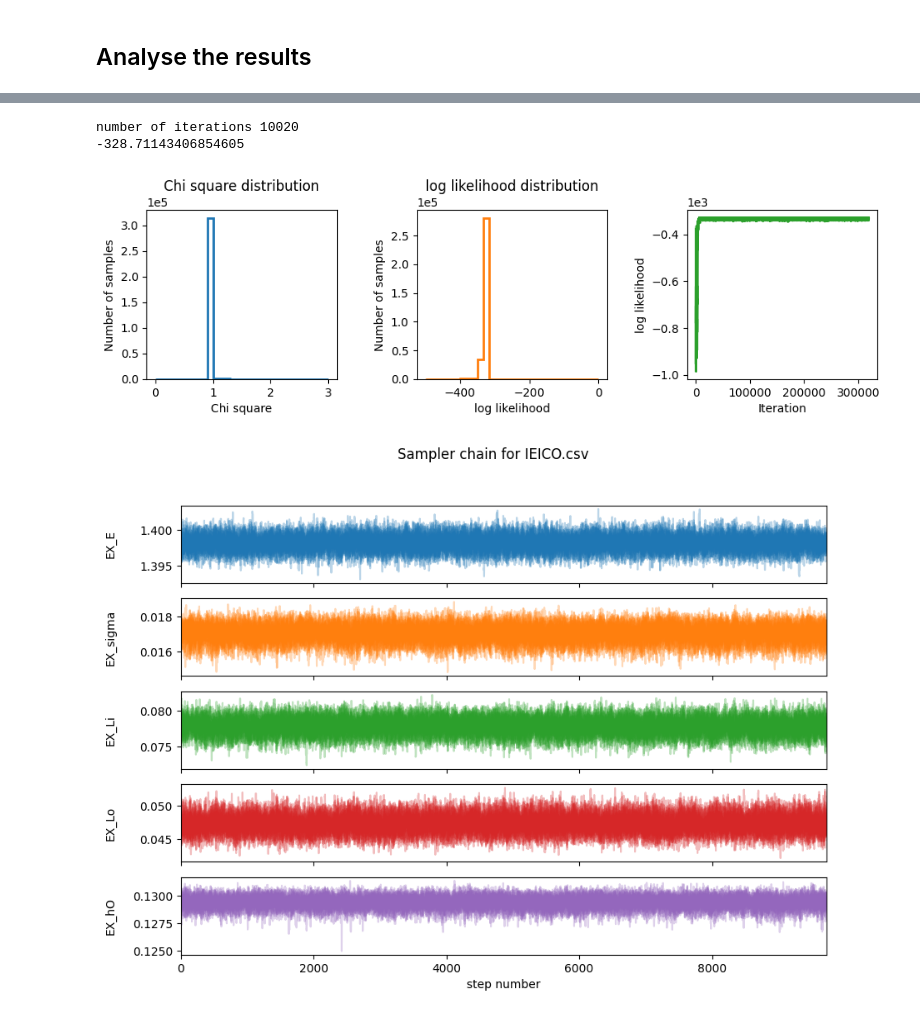
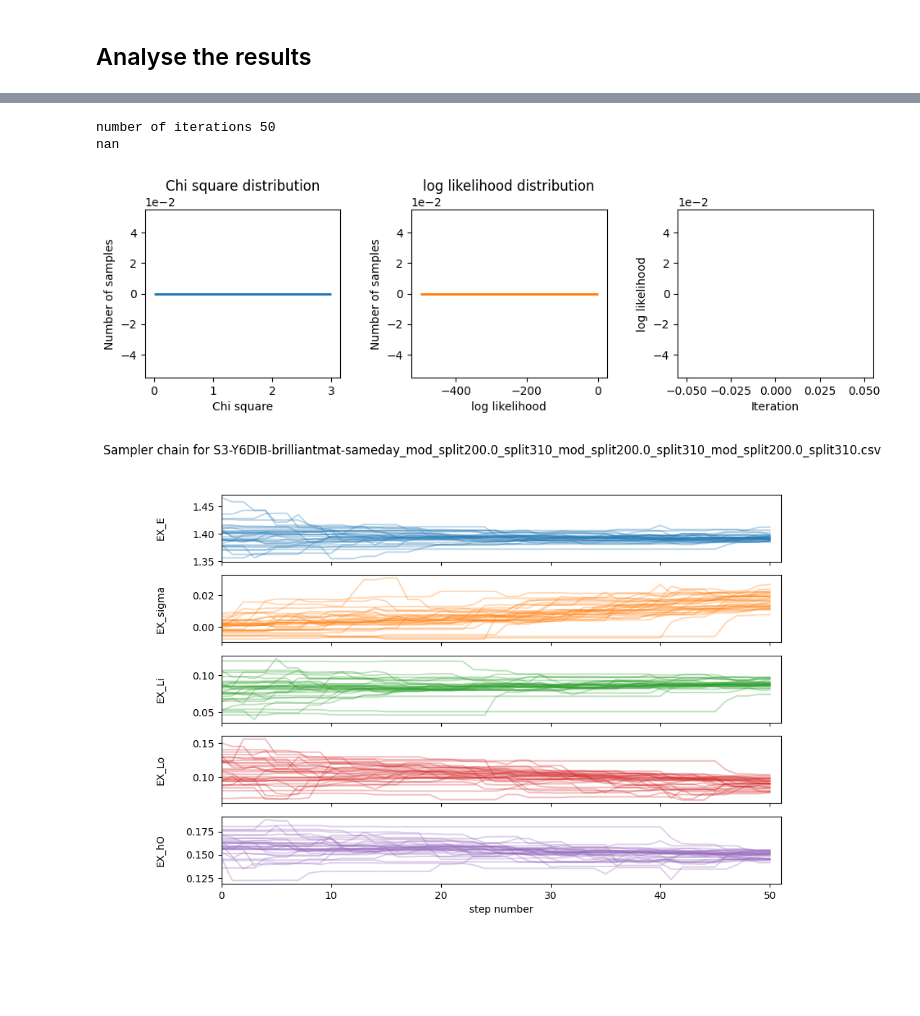
Before and after one commit to mohammedazzouzi15/pl_temp_fit, a Jupyter notebook: notebook/2_analyse_sampling_output_PL.ipynb, the cells around one changed output, grey strips where cells are left out. Cells and saved outputs as stored; diff of their text form; code cells hidden in the pictures; blank space fills up the shorter version.

```diff
--- a/notebook/2_analyse_sampling_output_PL.ipynb
+++ b/notebook/2_analyse_sampling_output_PL.ipynb
@@ -66,5 +63,5 @@ df_all
 # %%
-index_analyse = 1
+index_analyse = 0
 test_id = df_all['test_id'].loc[index_analyse]
 model_config, model_config_save = config_utils.load_model_config(test_id, database_folder = "fit_experimental_emcee_PL/fit_data_base/")
 filename = model_config_save['save_folder'] + "/sampler.h5"
@@ -74,13 +71,13 @@ distribution = reader.get_chain(discard=0, flat=True)
 from pl_temp_fit import plot_utils
 import importlib
 importlib.reload(plot_utils)
-plot_utils.plot_fit_statistics(reader,range_log_prior = (-500,0),discard=30,range_chi_square = (0,3),filter_log_likelihood=True)
+plot_utils.plot_fit_statistics(reader,range_log_prior = (-500,0),discard=0,range_chi_square = (0,3),filter_log_likelihood=True)
 # %% [output]
-number of iterations 10020
--328.71143406854605
+number of iterations 50
+nan
-[figure, old version]
+[figure, new version]
 # %%
-plot_utils.plot_chains(reader,model_config_save,discard=300)
+plot_utils.plot_chains(reader,model_config_save,discard=0)
 # %% [output]
-[figure, old version]
+[figure, new version]
 # %%
```
Also changed, not shown: parts of 10 cells of this notebook, 5 other files.
